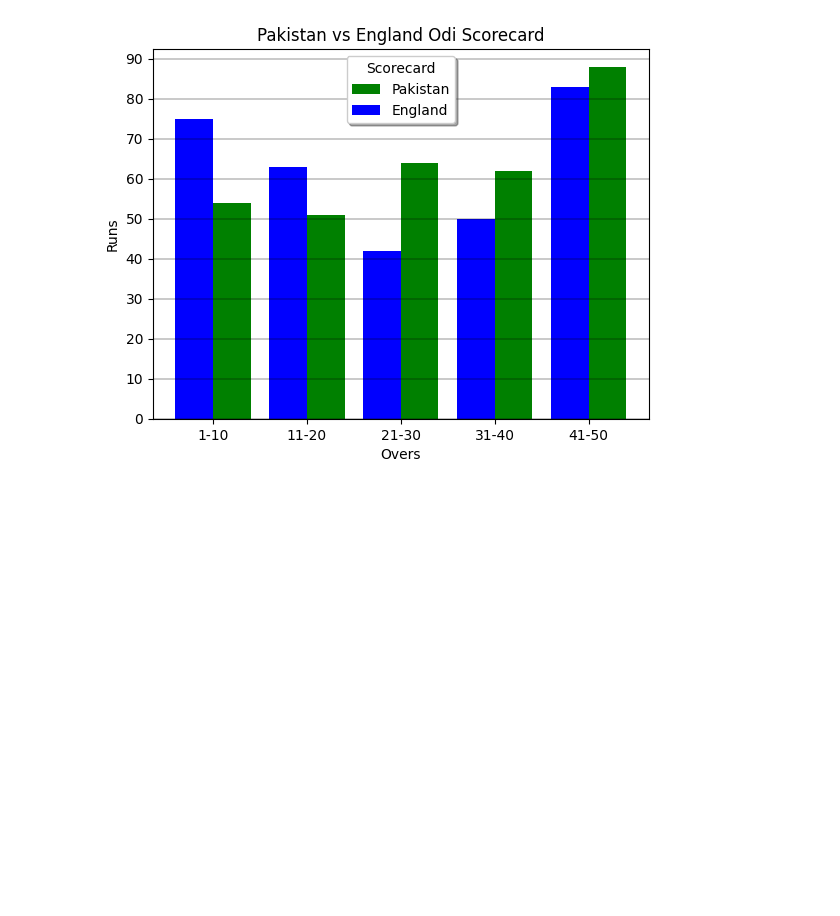
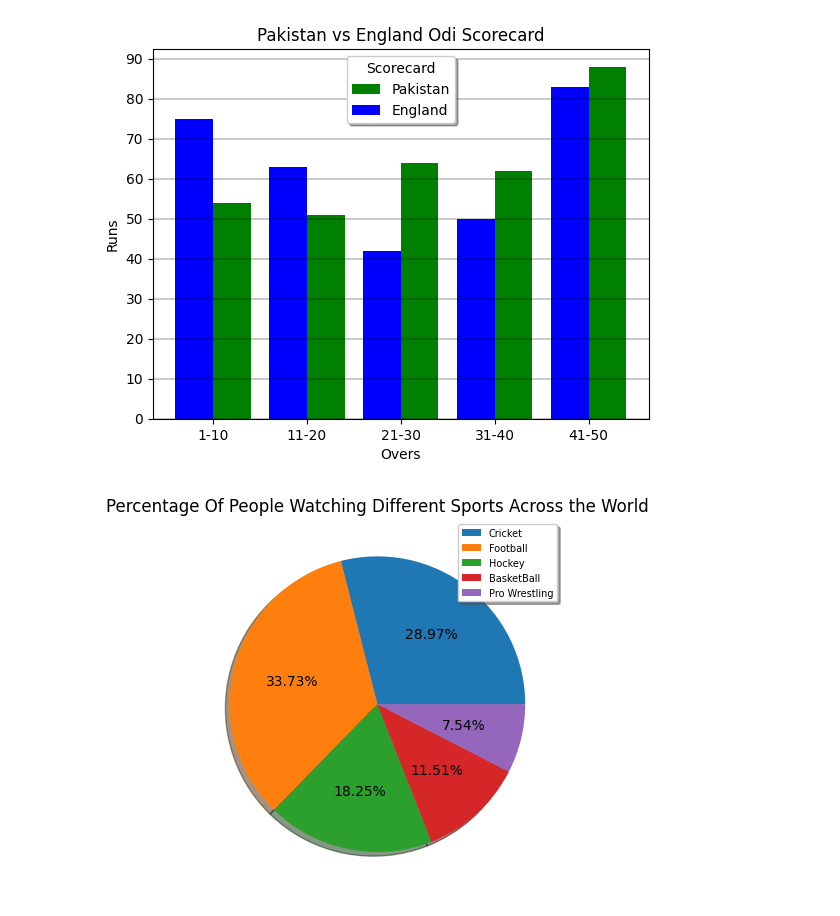
Before and after one commit to Hasnain-Sidd/Data-Science, a Jupyter notebook: Matplotlib.ipynb, the cells around one changed output. Cells and saved outputs as stored; diff of their text form; code cells hidden in the pictures; blank space fills up the shorter version.

```diff
--- a/Matplotlib.ipynb
+++ b/Matplotlib.ipynb
@@ -118,3 +118,12 @@ plt.title("Pakistan vs England Odi Scorecard")
 plt.show()
 # %% [output]
 [figure]
+# %%
+Sport=['Cricket','Football','Hockey','BasketBall','Pro Wrestling']
+Watch_sport=np.array([73,85,46,29,19])
+plt.pie(Watch_sport,autopct="%1.2f%%",shadow=True)
+plt.title("Percentage Of People Watching Different Sports Across the World")
+plt.legend(labels=Sport,shadow=True,loc='best',prop={'size':7})
+plt.show()
+# %% [output]
+[figure, added]
```
Also changed, not shown: parts of 2 cells of this notebook.
